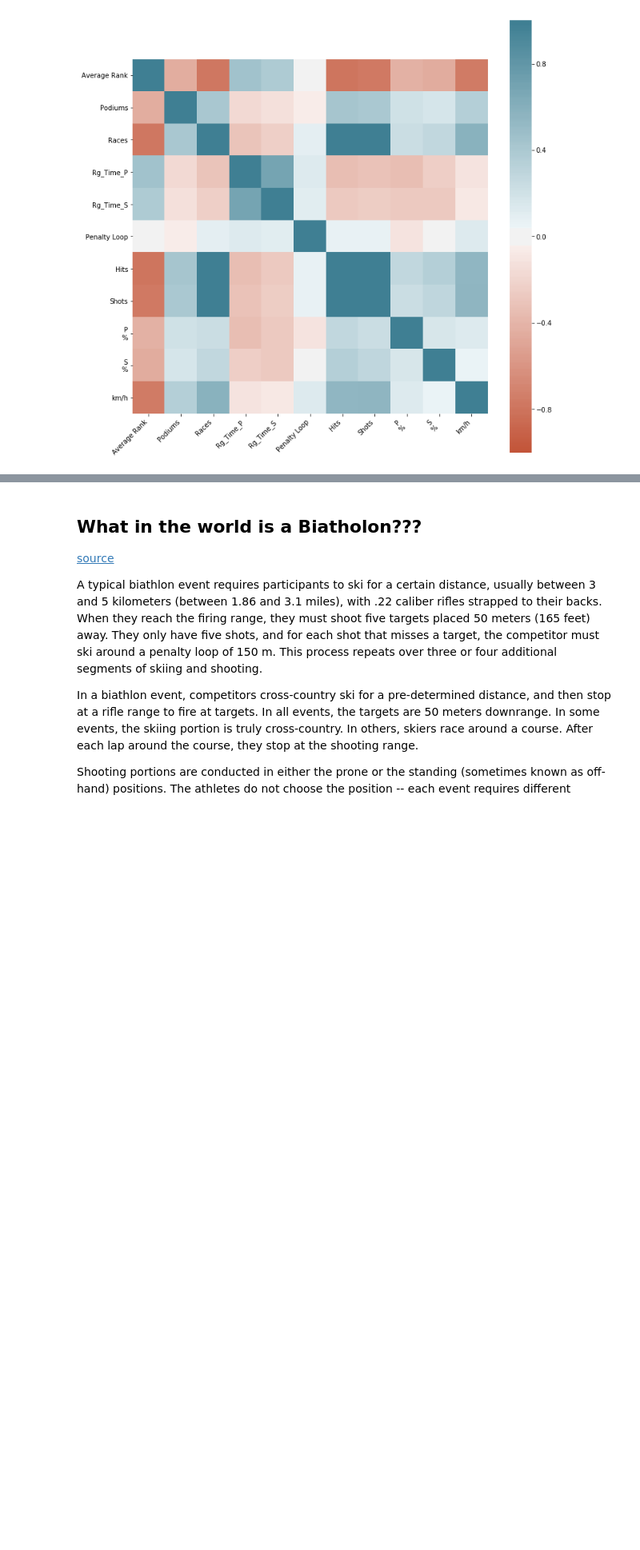
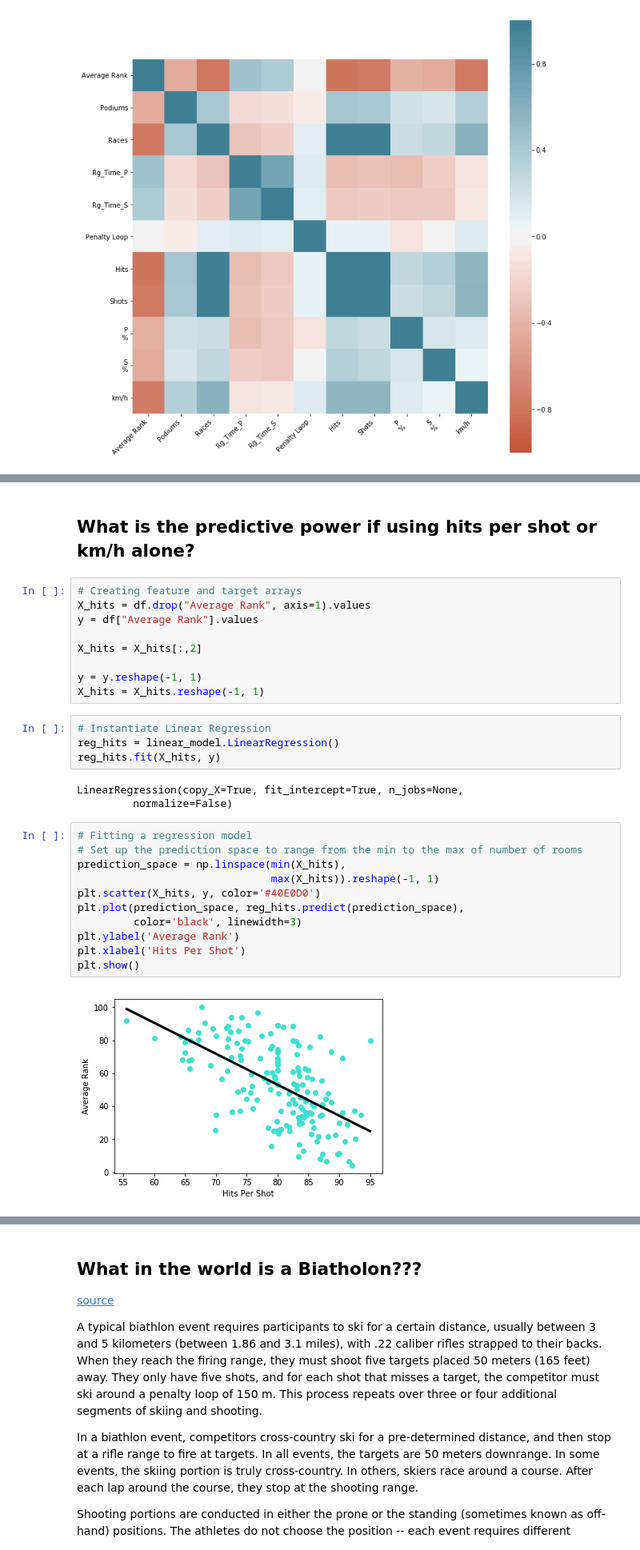
Before and after one commit to haobecca/biathlon, a Jupyter notebook: notebook.ipynb, the cells around one changed output, grey strips where cells are left out. Shown at 80% size. Drawn from its saved outputs; the diff is of its cells as text; blank space fills up the shorter version.

Commit message:
Added Simple Linear Regression Models

```diff
--- a/notebook.ipynb
+++ b/notebook.ipynb
@@ -247,0 +270,31 @@ Hits on shots seem to correlate perfectly. Is there an opputunity to reduce dime
+# %% [markdown]
+## What is the predictive power if using hits per shot or km/h alone?
+# %%
+# Creating feature and target arrays
+X_hits = df.drop("Average Rank", axis=1).values
+y = df["Average Rank"].values
+
+X_hits = X_hits[:,2]
+
+y = y.reshape(-1, 1)
+X_hits = X_hits.reshape(-1, 1)
+# %%
+# Instantiate Linear Regression
+reg_hits = linear_model.LinearRegression()
+reg_hits.fit(X_hits, y)
+# %% [output]
+LinearRegression(copy_X=True, fit_intercept=True, n_jobs=None,
+         normalize=False)
+# %%
+# Fitting a regression model
+# Set up the prediction space to range from the min to the max of number of rooms
+prediction_space = np.linspace(min(X_hits),
+                               max(X_hits)).reshape(-1, 1)
+plt.scatter(X_hits, y, color='#40E0D0')
+plt.plot(prediction_space, reg_hits.predict(prediction_space),
+         color='black', linewidth=3)
+plt.ylabel('Average Rank')
+plt.xlabel('Hits Per Shot')
+plt.show()
+# %% [output]
+[figure, added]
```
Also changed, not shown: parts of 10 cells of this notebook.
